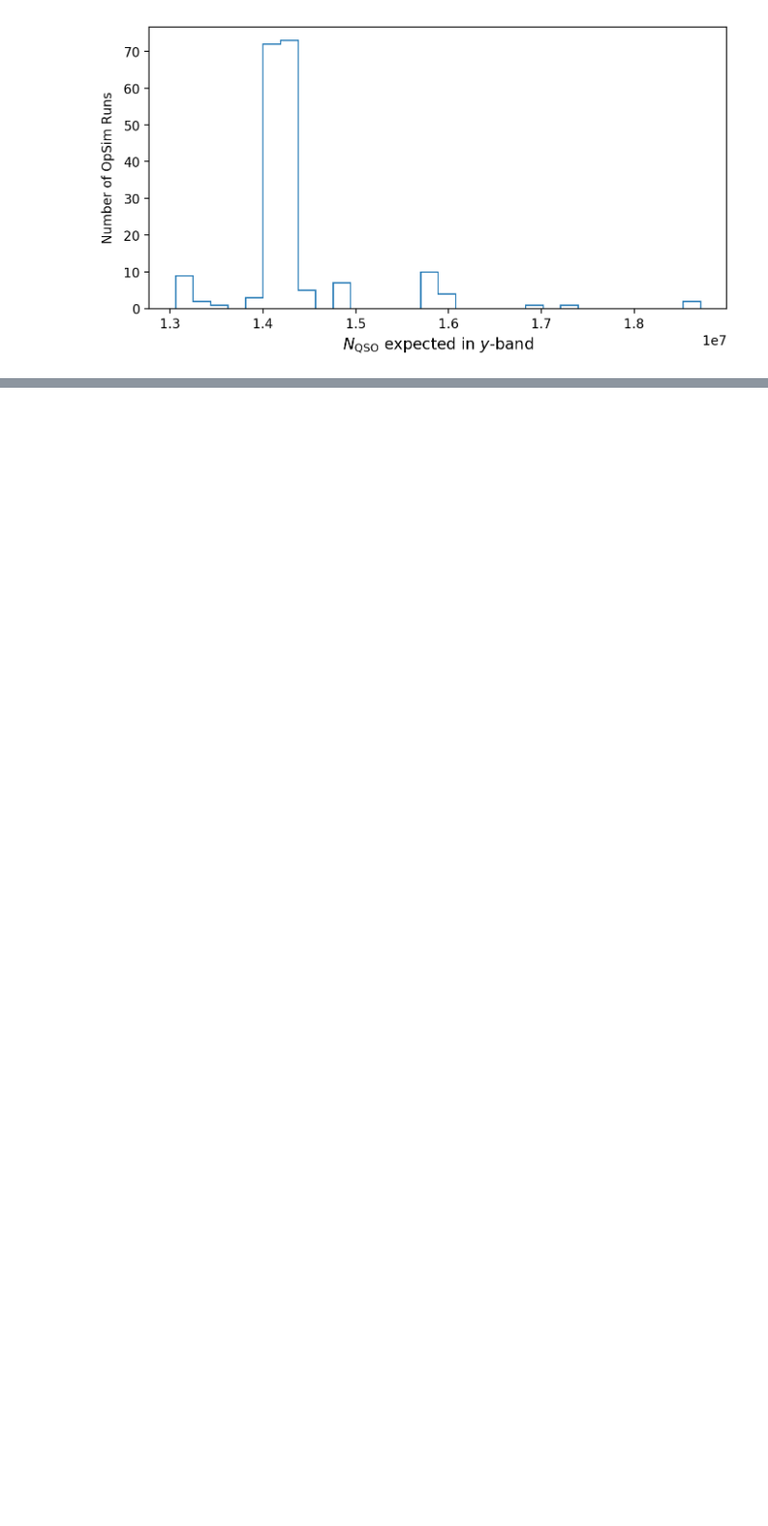
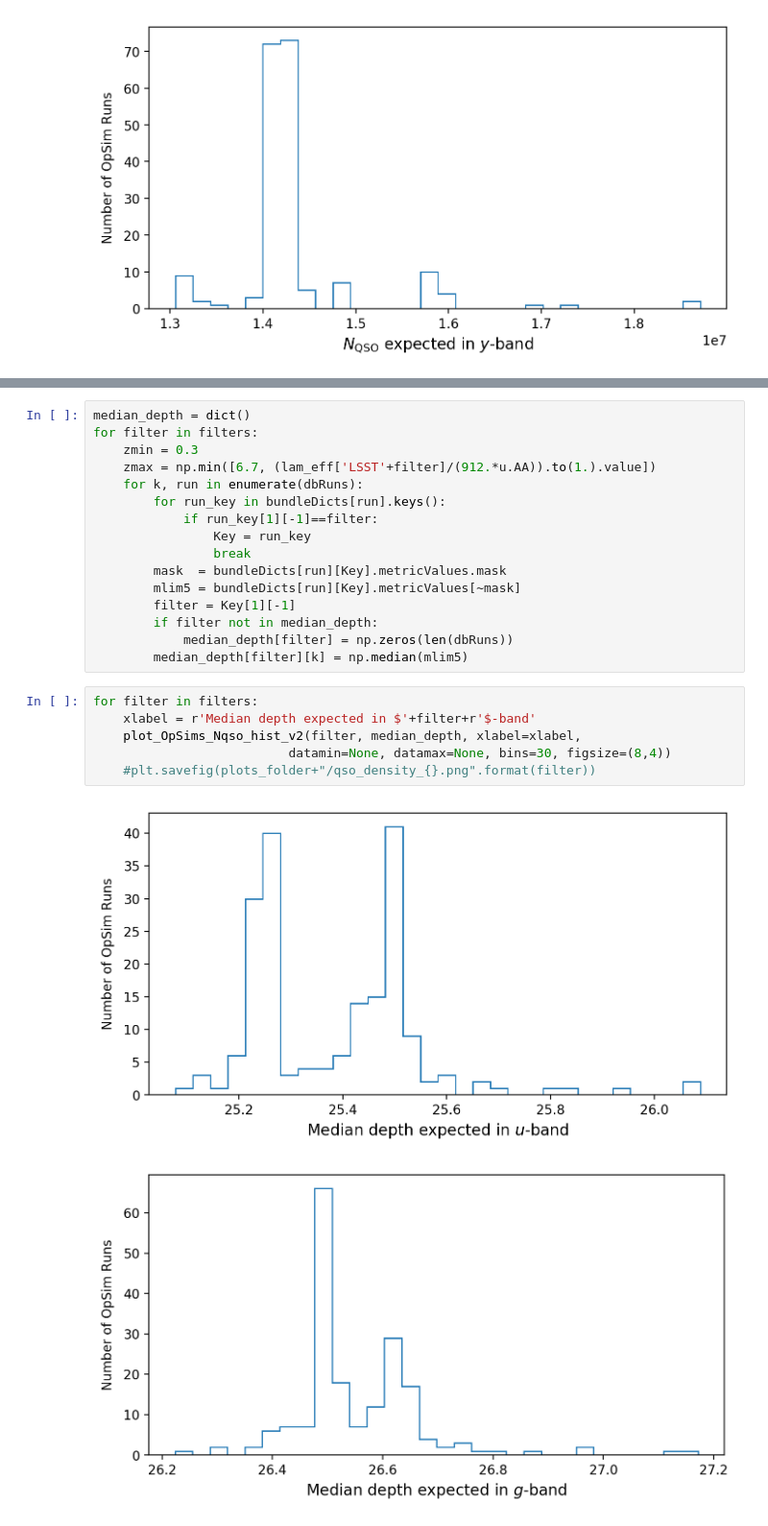
Before and after one commit to rjassef/AGN_Photoz_LSST_OpSim, a Jupyter notebook: Quasar_Counts/Metric/EM5_Nqso_counter_all_bands.ipynb, the cells around one changed output, grey strips where cells are left out. Shown at 96% size. Cells and saved outputs as stored; diff of their text form; blank space fills up the shorter version.

```diff
--- a/Quasar_Counts/Metric/EM5_Nqso_counter_all_bands.ipynb
+++ b/Quasar_Counts/Metric/EM5_Nqso_counter_all_bands.ipynb
@@ -133,0 +166,25 @@ for filter in filters:
+# %%
+median_depth = dict()
+for filter in filters:
+    zmin = 0.3
+    zmax = np.min([6.7, (lam_eff['LSST'+filter]/(912.*u.AA)).to(1.).value])
+    for k, run in enumerate(dbRuns):
+        for run_key in bundleDicts[run].keys():
+            if run_key[1][-1]==filter:
+                Key = run_key
+                break
+        mask  = bundleDicts[run][Key].metricValues.mask
+        mlim5 = bundleDicts[run][Key].metricValues[~mask]
+        filter = Key[1][-1]
+        if filter not in median_depth:
+            median_depth[filter] = np.zeros(len(dbRuns))
+        median_depth[filter][k] = np.median(mlim5)
+# %%
+for filter in filters:
+    xlabel = r'Median depth expected in $'+filter+r'$-band'
+    plot_OpSims_Nqso_hist_v2(filter, median_depth, xlabel=xlabel,
+                          datamin=None, datamax=None, bins=30, figsize=(8,4))
+    #plt.savefig(plots_folder+"/qso_density_{}.png".format(filter))
+# %% [output]
+[figure, added]
+[figure, added]
```
Also changed, not shown: parts of 4 cells of this notebook, 12 other files.
